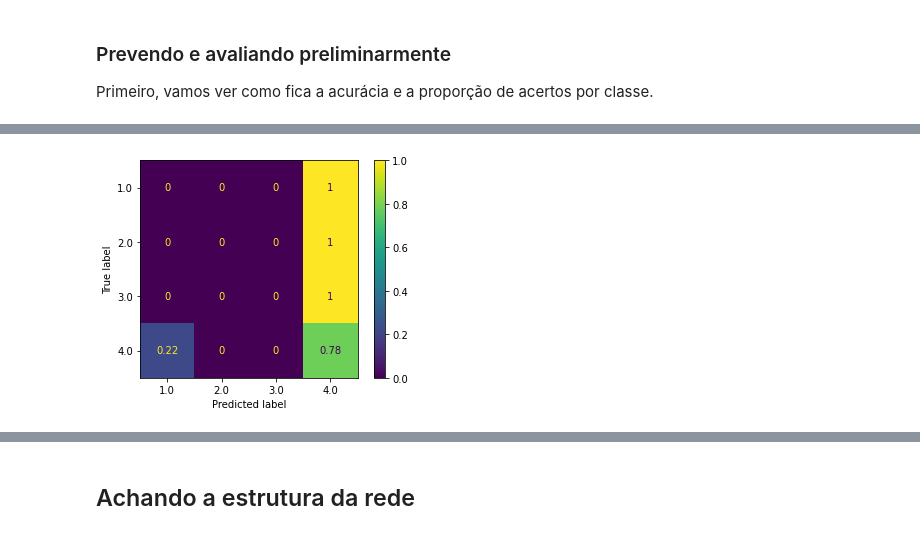
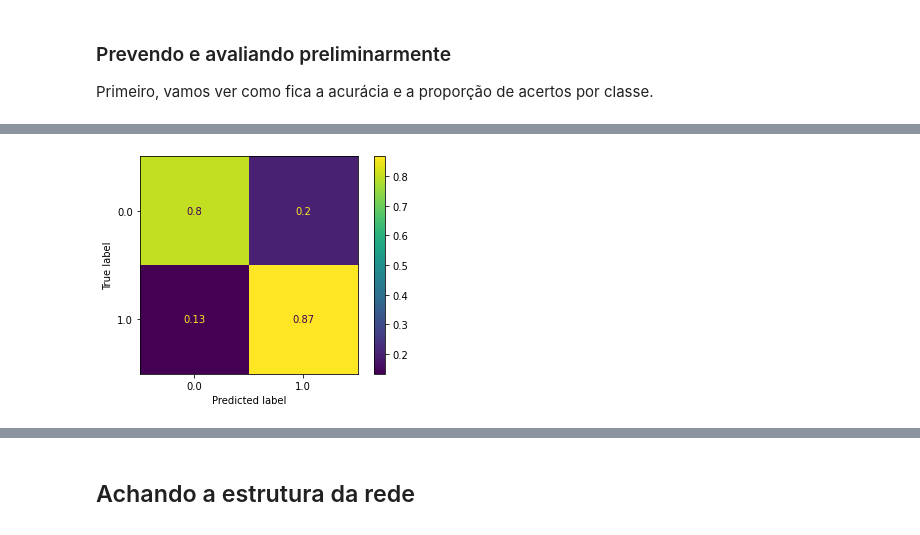
Before and after one commit to cafe-com-analytics/stock_market_index_daily_direction, a Jupyter notebook: notebooks/01_metallurical_sector_analysis.ipynb, the cells around one changed output, grey strips where cells are left out. Drawn from its saved outputs; the diff is of its cells as text; code cells hidden in the pictures.

```diff
--- a/notebooks/01_metallurical_sector_analysis.ipynb
+++ b/notebooks/01_metallurical_sector_analysis.ipynb
@@ -251,0 +190,4 @@ round(X_train.groupby(by=["cluster_rt"]).agg({"rt": ["min", "max","count", "mean
+# %%
+
+df_temp = uniform_clustering(df, [column for column in df.columns if "rt_" in column], only_clusters=False)
+df_temp.head()
@@ -317,0 +215,16 @@ X_test.head(10)
+# %%
+# Seleção das colunas com  clusters.
+lst_cluster_columns = [column for column in df_temp.columns if 'cluster' in column]
+lst_cluster_columns
+
+X_train = df_temp.loc[:"2021-05-01", lst_cluster_columns[1:]]
+y_train = df_temp.loc[:"2021-05-01", lst_cluster_columns[0]]
+
+X_test = df_temp.loc["2021-05-01":, lst_cluster_columns[1:]]
+y_test = df_temp.loc["2021-05-01":, lst_cluster_columns[0]]
+
+lst_shifts = np.arange(1,10,1)
+lst_rts = create_rt_list(lst_shifts)
+
+X_train.dropna(how='any', axis=0, inplace=True)
+X_train.tail()
@@ -334,6 +243,6 @@ Vamos testar primeiro um Naive Bayes:
 # %%
 model = GaussianNB()
-model.fit(X_train[["cluster_"+item for item in lst_rts[1:]]], X_train["cluster_rt"])
+model.fit(X_train, y_train)
 # %% [output]
 GaussianNB()
 # %% [markdown]
@@ -383,10 +252,11 @@ array([[1.02765341e-01, 5.79067676e-04, 4.84024147e-03, 8.91815350e-01],
 # %%
-y_pred = model.predict(X_test[lst_rts[1:]])
-y_pred_proba = model.predict_proba(X_test[lst_rts[1:]])
+y_pred = model.predict(X_test)
+y_pred_proba = model.predict_proba(X_test)
 X_test_ = X_test.copy()
-# X_test_ = X_test_[["rt", "rt-1", "rt-5", "rt-37"]]
+
 X_test_["y_pred"] = y_pred
-# X_test_["y_pred_proba"] = y_pred_proba.reshape(len(X_test_), 4)
+X_test_["y_true"] = y_test
+
 
 X_test_.head()
 # %% [output]
@@ -401,4 +270,4 @@ X_test_.head()
 # %%
-plot_confusion_matrix(model, X_test_[lst_rts[1:]], X_test_["cluster_rt"], normalize='true');
+plot_confusion_matrix(model, X_test, X_test_["y_true"], normalize='true');
 # %% [output]
-[figure, old version]
+[figure, new version]
```
Also changed, not shown: parts of 36 cells of this notebook, 5 other files.
